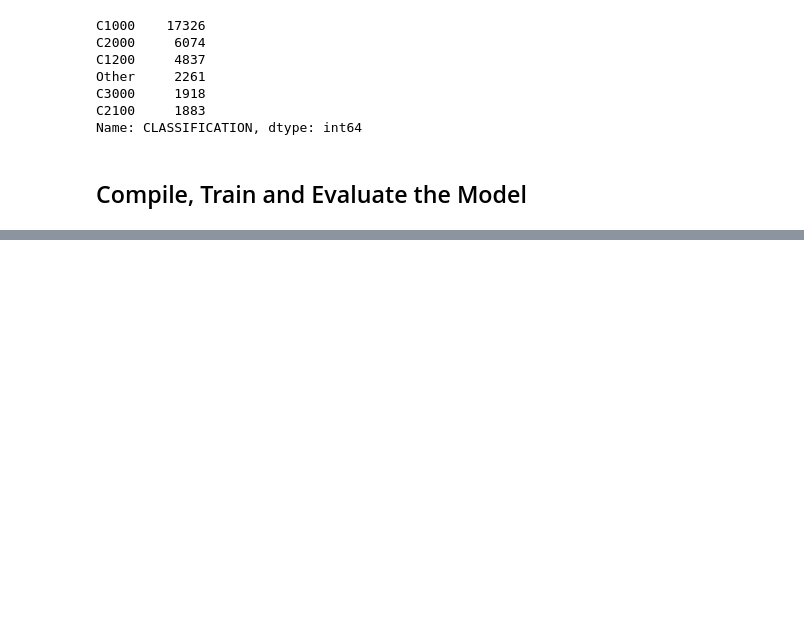
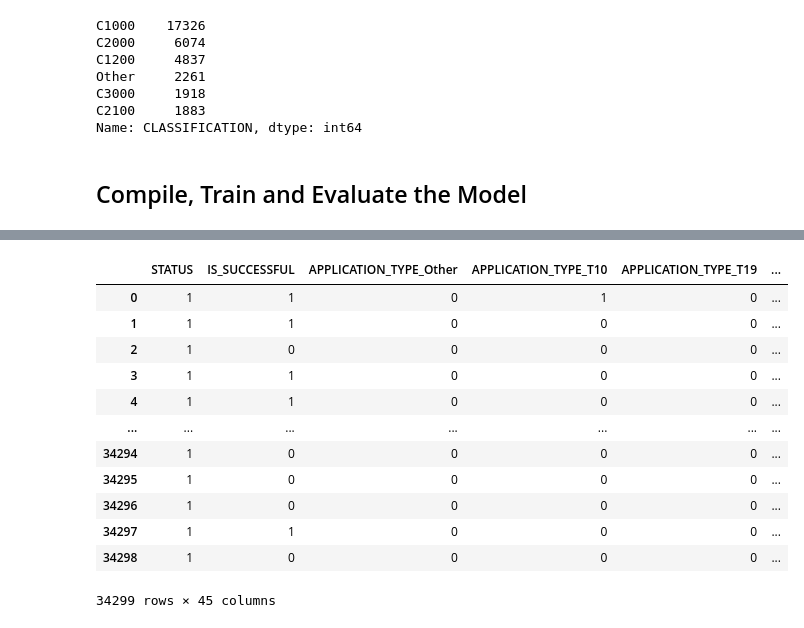
Before and after one commit to PascalineNjouwou/deep-learning-challenge, a Jupyter notebook: AlphabetSoupCharity_Optimization.h5.ipynb, the cells around one changed output, grey strips where cells are left out. Drawn from its saved outputs; the diff is of its cells as text; code cells hidden in the pictures; blank space fills up the shorter version.

```diff
--- a/AlphabetSoupCharity_Optimization.h5.ipynb
+++ b/AlphabetSoupCharity_Optimization.h5.ipynb
@@ -255,0 +297,28 @@ Loss: 0.573519229888916, Accuracy: 0.7285714149475098
+# %%
+application_df_2 = application_df.copy()
+application_df_2["ASK_AMT_binary"] = 0
+
+for index, row in application_df.iterrows():
+    ASK_AMT = application_df_2.loc[index,"ASK_AMT"]
+    if ASK_AMT == 5000:
+        application_df_2.loc[index,"ASK_AMT_binary"] = "ASK_AMT equals 5000"
+    else:
+        application_df_2.loc[index,"ASK_AMT_binary"] = "ASK_AMT over 5000"
+
+application_df_2 = pd.get_dummies(application_df_2, columns=["ASK_AMT_binary"])
+application_df_2.drop("ASK_AMT", axis=1, inplace=True)
+application_df_2
+# %% [output]
+|  | STATUS | IS_SUCCESSFUL | APPLICATION_TYPE_Other | APPLICATION_TYPE_T10 | APPLICATION_TYPE_T19 | ... |
+| 0 | 1 | 1 | 0 | 1 | 0 | ... |
+| 1 | 1 | 1 | 0 | 0 | 0 | ... |
+| 2 | 1 | 0 | 0 | 0 | 0 | ... |
+| 3 | 1 | 1 | 0 | 0 | 0 | ... |
+| 4 | 1 | 1 | 0 | 0 | 0 | ... |
+| ... | ... | ... | ... | ... | ... | ... |
+| 34294 | 1 | 0 | 0 | 0 | 0 | ... |
+| 34295 | 1 | 0 | 0 | 0 | 0 | ... |
+| 34296 | 1 | 0 | 0 | 0 | 0 | ... |
+| 34297 | 1 | 1 | 0 | 0 | 0 | ... |
+| 34298 | 1 | 0 | 0 | 0 | 0 | ... |
+34299 rows × 45 columns
```
Also changed, not shown: parts of 23 cells of this notebook.
